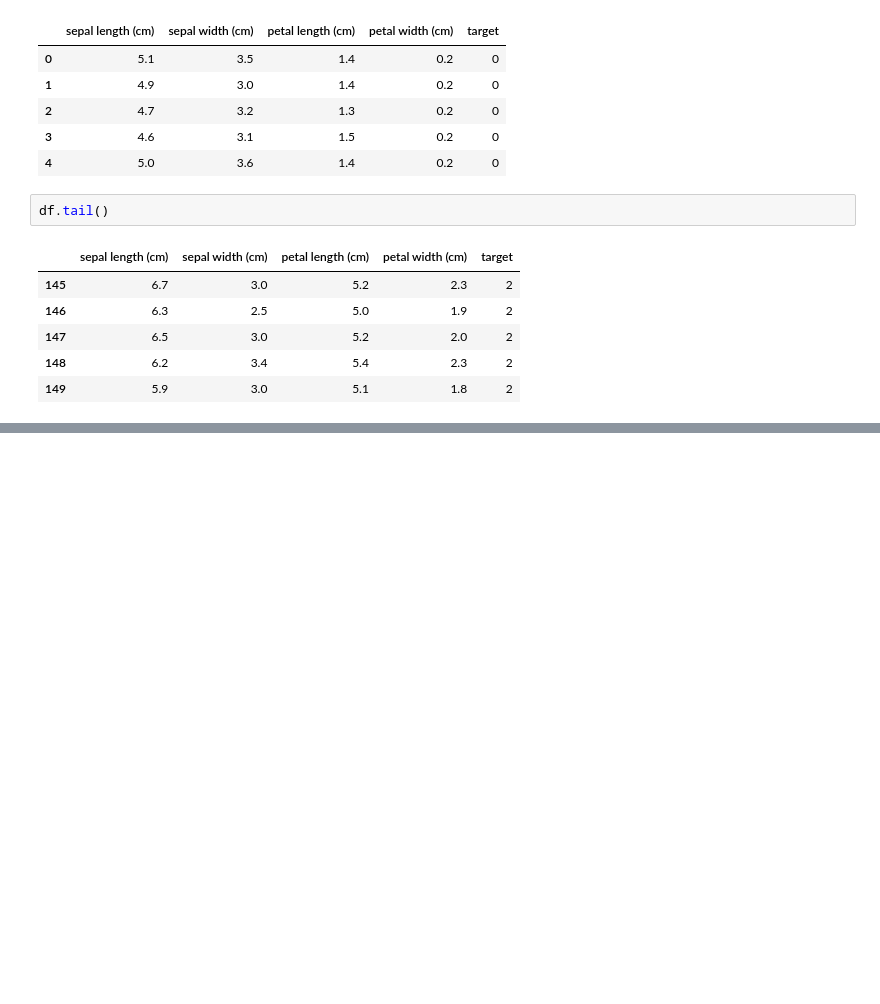
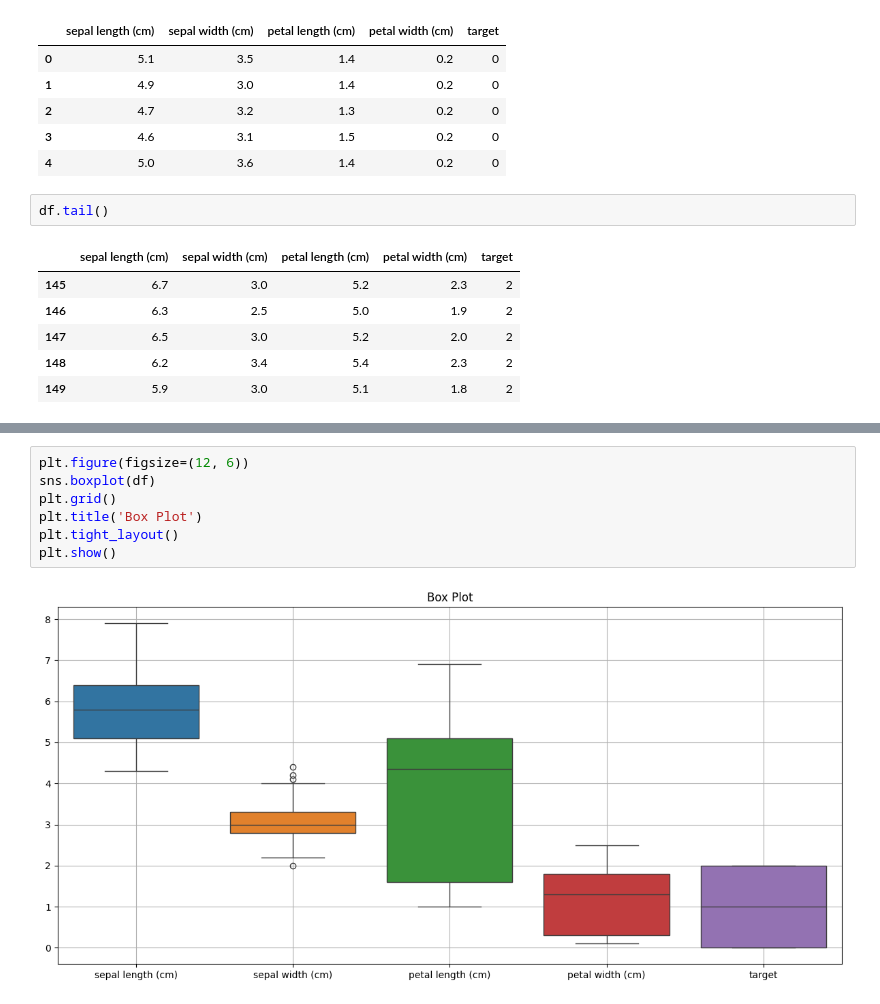
Before and after one commit to abdubakr77/Iris-Flower-Classification, a Jupyter notebook: Iris Flower Classification.ipynb, the cells around one changed output, grey strips where cells are left out. Saved outputs shown, nothing was run; the diff lists cells and outputs as text; blank space fills up the shorter version.

```diff
--- a/Iris Flower Classification.ipynb
+++ b/Iris Flower Classification.ipynb
@@ -33,0 +107,9 @@ df.tail()
+# %%
+plt.figure(figsize=(12, 6))
+sns.boxplot(df)
+plt.grid()
+plt.title('Box Plot')
+plt.tight_layout()
+plt.show()
+# %% [output]
+[figure, added]
```
Also changed, not shown: parts of 8 cells of this notebook.
